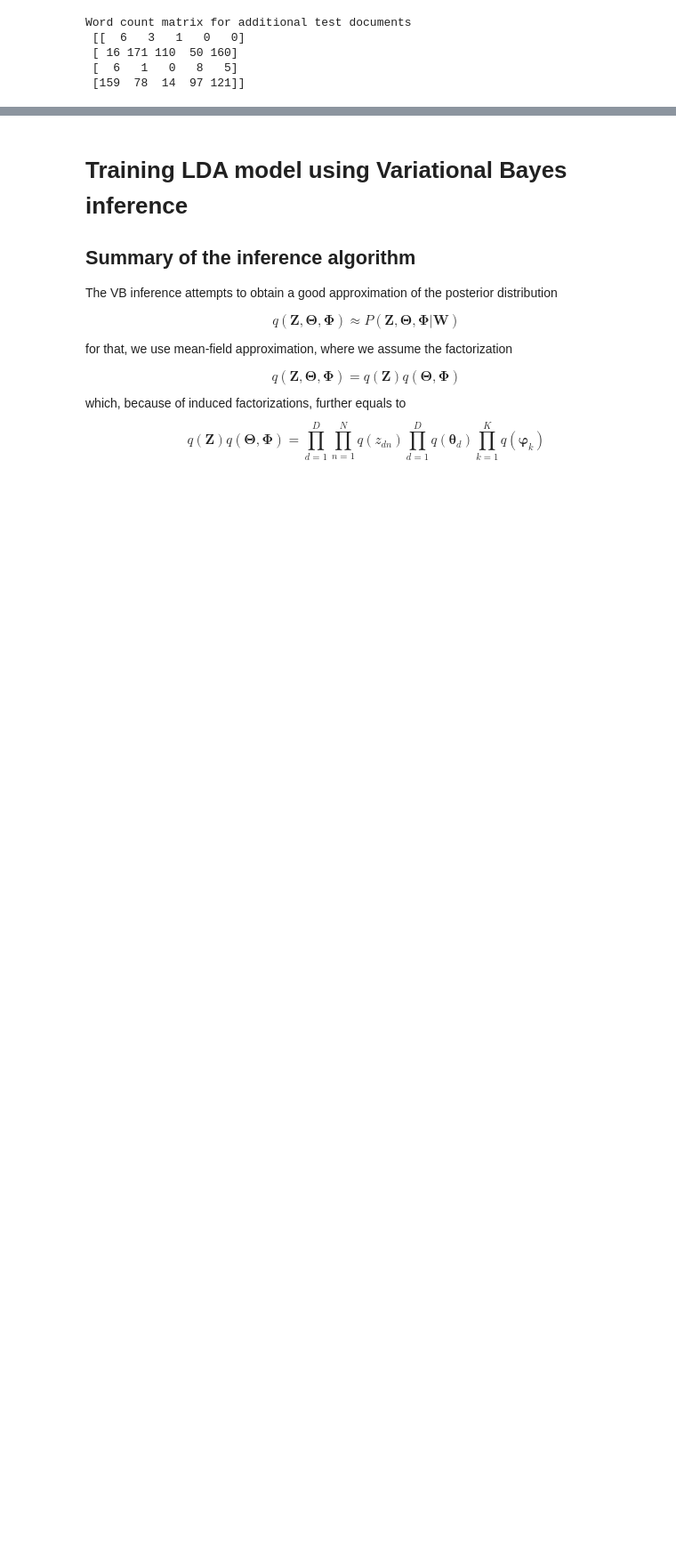
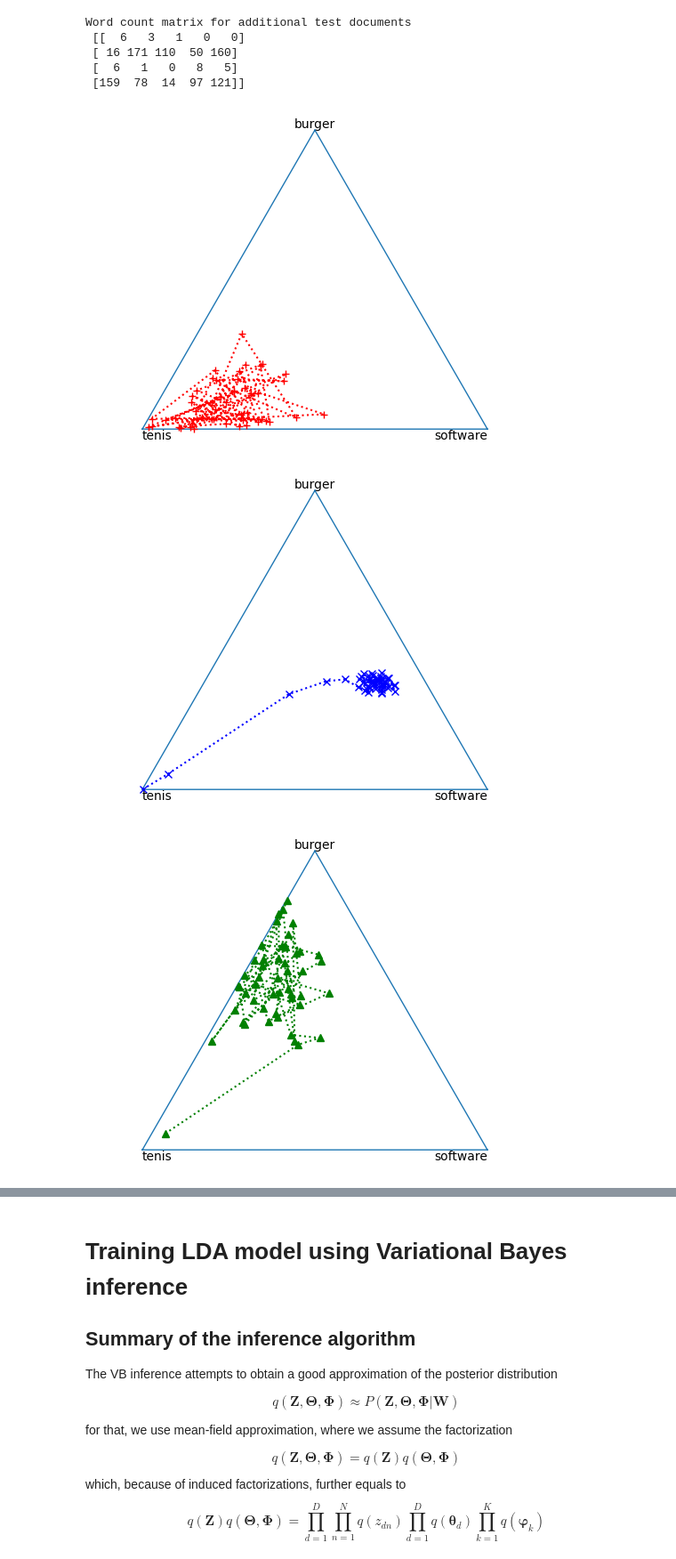
Before and after one commit to AlesKas/SchoolFIT, a Jupyter notebook: BAYa/Assignment2022.ipynb, the cells around one changed output, grey strips where cells are left out. Shown at 89% size. Cells and saved outputs as stored; diff of their text form; code cells hidden in the pictures; blank space fills up the shorter version.

```diff
--- a/BAYa/Assignment2022.ipynb
+++ b/BAYa/Assignment2022.ipynb
@@ -396,0 +422,52 @@ Word count matrix for additional test documents
+# %%
+pi_test = np.zeros((4,5,3))
+C_test = np.zeros((4,5,3))
+theta_log = list()
+EPOCHS = 50
+
+for epoch in range(EPOCHS):
+  alpha  = np.zeros((D_test,K))
+  for d, Theta_d in enumerate(Theta_test):
+    for k, (Phi_k, Theta_dk) in enumerate(zip(Phi, Theta_d)):
+      for v, Phi_kv in enumerate(Phi_k):
+        sum = 0
+        for idx, i in enumerate(Phi):
+          sum += i[v] * Theta_test[d][idx]
+        pi_test[d][v][k] = Phi_kv * Theta_dk / sum
+
+  for d, pid in enumerate(pi_test):
+      for v, pidv in enumerate(pid):
+        C_test[d][v] = np.random.multinomial(M_test[d][v], pidv)
+
+  theta = list()
+  for d, Cd in enumerate(C_test):
+      alpha[d] = np.sum(Cd, axis=0)
+      temp = np.random.dirichlet(alpha[d] + alpha0)
+      theta.append(temp)
+  Theta_test = np.array(theta)
+  theta_log.append(Theta_test)
+
+markers = ['+', 'x', '^', '*']
+colors = ['r', 'b', 'g', 'm']
+
+plt.figure(0)
+plot_simplex([vocabulary[np.argmax(p)] for p in Phi])
+plot_points_in_simplex(np.array(theta_log)[0:EPOCHS, 0], c=colors[0], ls=':',  marker=markers[0])
+plt.figure(1)
+plot_simplex([vocabulary[np.argmax(p)] for p in Phi])
+plot_points_in_simplex(np.array(theta_log)[0:EPOCHS, 1], c=colors[1], ls=':',  marker=markers[1])
+plt.figure(2)
+plot_simplex([vocabulary[np.argmax(p)] for p in Phi])
+plot_points_in_simplex(np.array(theta_log)[0:EPOCHS, 2], c=colors[2], ls=':',  marker=markers[2])
+plt.figure(3)
+plot_simplex([vocabulary[np.argmax(p)] for p in Phi])
+plot_points_in_simplex(np.array(theta_log)[0:EPOCHS, 3], c=colors[3], ls=':',  marker=markers[3])
+plt.figure(4)
+plot_simplex([vocabulary[np.argmax(p)] for p in Phi])
+for theta in theta_log:
+  for i, t in enumerate(theta):
+    plot_points_in_simplex(t, c=colors[i], ls='none', marker=markers[i])
+# %% [output]
+[figure, added]
+[figure, added]
+[figure, added]
```
Also changed, not shown: parts of 15 cells of this notebook.
